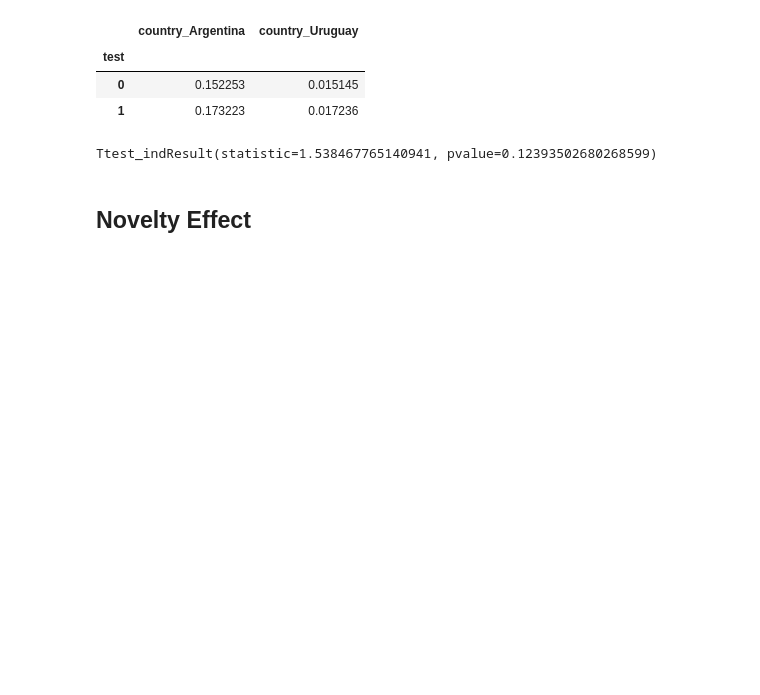
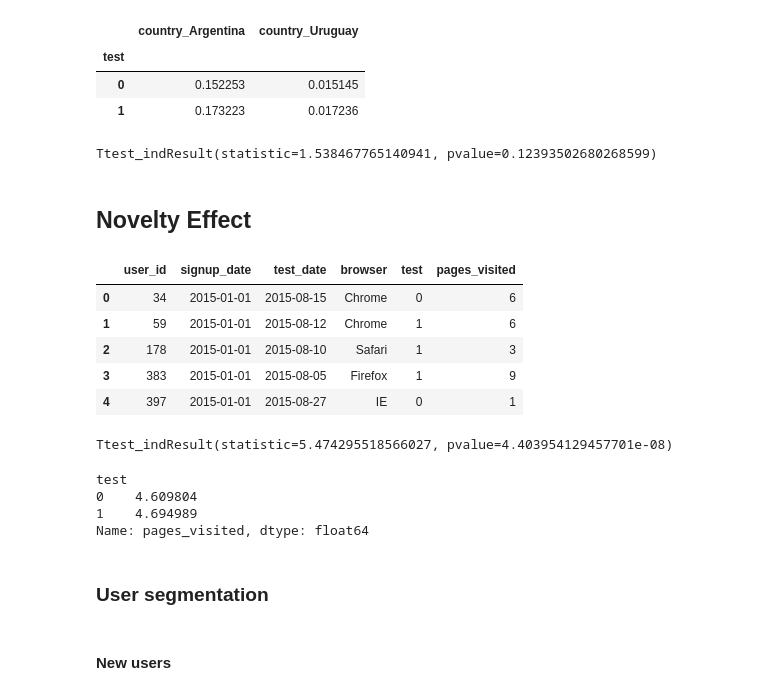
Before and after one commit to CYCCCCC/AB_testing, a Jupyter notebook: ab_test_basic.ipynb, the cells around one changed output. Saved outputs shown, nothing was run; the diff lists cells and outputs as text; code cells hidden in the pictures; blank space fills up the shorter version.

```diff
--- a/ab_test_basic.ipynb
+++ b/ab_test_basic.ipynb
@@ -291,3 +291,33 @@ ttest_all
 Ttest_indResult(statistic=1.538467765140941, pvalue=0.12393502680268599)
 # %% [markdown]
 ## Novelty Effect
+# %%
+pd.set_option('display.max_columns', 20)
+pd.set_option('display.width', 500)
+# %%
+df = pd.read_csv('novelty_effect.csv')
+# %%
+df.head()
+# %% [output]
+|  | user_id | signup_date | test_date | browser | test | pages_visited |
+| 0 | 34 | 2015-01-01 | 2015-08-15 | Chrome | 0 | 6 |
+| 1 | 59 | 2015-01-01 | 2015-08-12 | Chrome | 1 | 6 |
+| 2 | 178 | 2015-01-01 | 2015-08-10 | Safari | 1 | 3 |
+| 3 | 383 | 2015-01-01 | 2015-08-05 | Firefox | 1 | 9 |
+| 4 | 397 | 2015-01-01 | 2015-08-27 | IE | 0 | 1 |
+# %%
+g0 = df[df['test']==0]['pages_visited']
+g1 = df[df['test']==1]['pages_visited']
+
+stats.ttest_ind(g1, g0, equal_var=False)
+# %% [output]
+Ttest_indResult(statistic=5.474295518566027, pvalue=4.403954129457701e-08)
+# %%
+df.groupby('test')['pages_visited'].mean()
+# %% [output]
+test
+0    4.609804
+1    4.694989
+Name: pages_visited, dtype: float64
+# %% [markdown]
+### User segmentation
@@ -293,0 +327,2 @@ Ttest_indResult(statistic=1.538467765140941, pvalue=0.12393502680268599)
+# %% [markdown]
+#### New users
```
Also changed, not shown: parts of 4 cells of this notebook.
